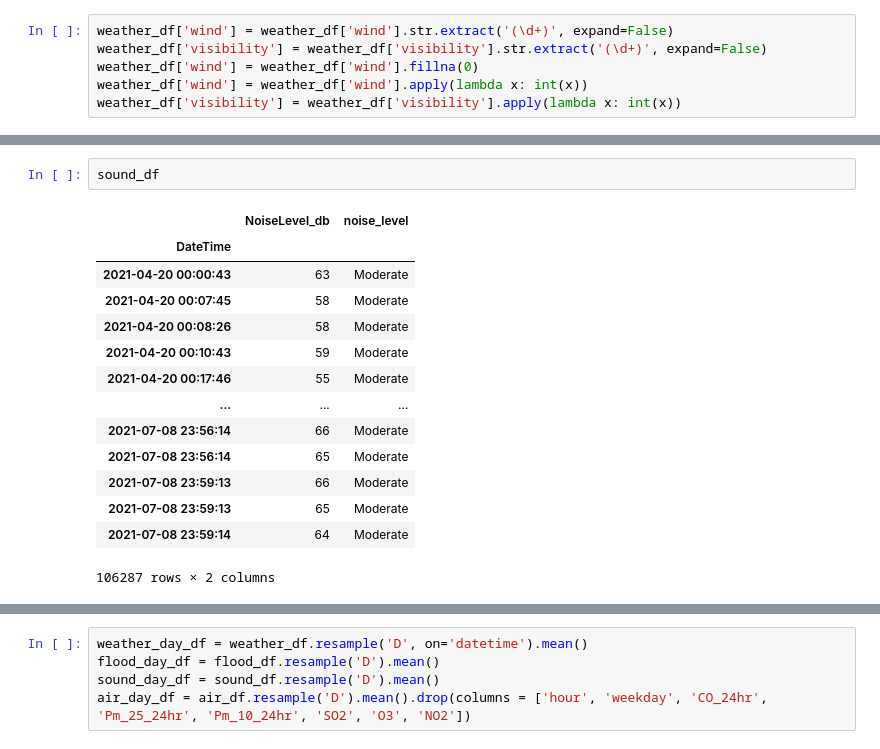
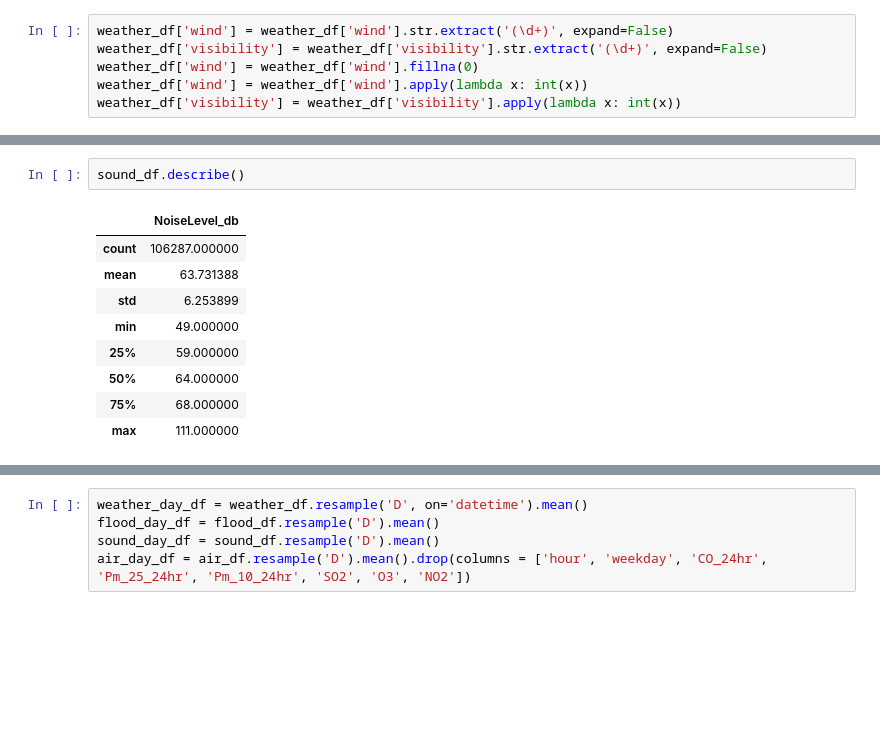
Before and after one commit to slc-data/2021-datathon, a Jupyter notebook: workbooks/sam/datathon.ipynb, the cells around one changed output, grey strips where cells are left out. Saved outputs shown, nothing was run; the diff lists cells and outputs as text; blank space fills up the shorter version.

```diff
--- a/workbooks/sam/datathon.ipynb
+++ b/workbooks/sam/datathon.ipynb
@@ -195,18 +230,13 @@ flood_df
 # %%
-sound_df
+sound_df.describe()
 # %% [output]
-|  | NoiseLevel_db | noise_level |
-| DateTime |  |  |
-| 2021-04-20 00:00:43 | 63 | Moderate |
-| 2021-04-20 00:07:45 | 58 | Moderate |
-| 2021-04-20 00:08:26 | 58 | Moderate |
-| 2021-04-20 00:10:43 | 59 | Moderate |
-| 2021-04-20 00:17:46 | 55 | Moderate |
-| ... | ... | ... |
-| 2021-07-08 23:56:14 | 66 | Moderate |
-| 2021-07-08 23:56:14 | 65 | Moderate |
-| 2021-07-08 23:59:13 | 66 | Moderate |
-| 2021-07-08 23:59:13 | 65 | Moderate |
-| 2021-07-08 23:59:14 | 64 | Moderate |
+|  | NoiseLevel_db |
+| count | 106287.000000 |
+| mean | 63.731388 |
+| std | 6.253899 |
+| min | 49.000000 |
+| 25% | 59.000000 |
+| 50% | 64.000000 |
+| 75% | 68.000000 |
+| max | 111.000000 |
-106287 rows × 2 columns
 # %%
```
Also changed, not shown: parts of 18 cells of this notebook, 1 other file.
